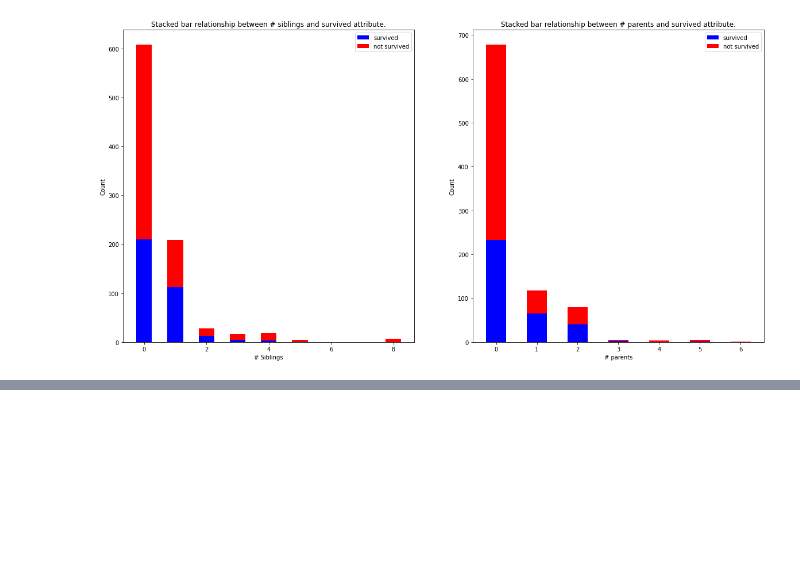
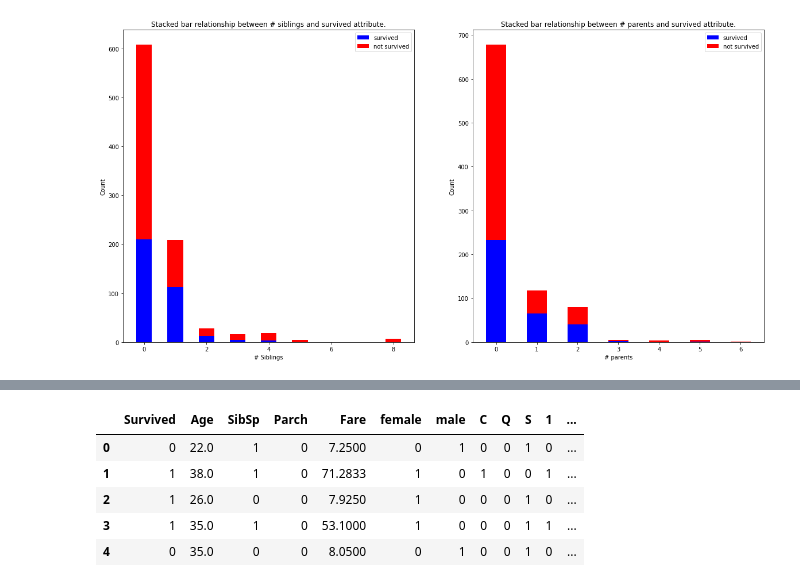
Before and after one commit to baarsaam/kaggle, a Jupyter notebook: titanic_classification/titanic.ipynb, the cells around one changed output, grey strips where cells are left out. Drawn from its saved outputs; the diff is of its cells as text; code cells hidden in the pictures; blank space fills up the shorter version.

Commit message:
[FEATURE] - [MODEL] - [TITANIC] Added code for train-dev split, standard scaling and one-hot encoding of categorical variables

```diff
--- a/titanic_classification/titanic.ipynb
+++ b/titanic_classification/titanic.ipynb
@@ -158,11 +160,11 @@ From the above cell we can see that Most columns do not have missing values. Fro
 As fo *Age* and *Embarked* we can replace them by their median and mode, respectively. We choose median for *Age* since it's a numerical value and mode for *Embarked* since it is a categorical value.
 # %%
 # Replacing NaNs in Age and Embarked columns with median and most frequent values
-train_ds['Age'].fillna(train_ds['Age'].median(), inplace=True)
-train_ds['Embarked'].fillna(train_ds['Embarked'].mode(), inplace=True)
+train_ds[['Age']] = train_ds[['Age']].fillna(value=train_ds['Age'].median())
+train_ds[['Embarked']] = train_ds[['Embarked']].fillna(train_ds['Embarked'].mode()[0])
 # %%
 # Losing the useless columns
-train_ds.drop(['Cabin', 'Name', 'Ticket'], axis=1, inplace=True)
+train_ds.drop(['Cabin', 'Name', 'Ticket', 'PassengerId'], axis=1, inplace=True)
 # %% [markdown]
 ### 2.2.3 Univariate Analysis
 
@@ -305,0 +310,19 @@ Once again we can see that poeple who had paid higher fairs seem to have had a h
+# %%
+# One hot encoding for the categorical attributes
+one_hot_cols = ['Sex', 'Embarked', 'Pclass']
+concat_dfs = [train_ds]
+for c in one_hot_cols:
+    concat_dfs.append(pd.get_dummies(train_ds[c]))
+
+train_ds_enc = pd.concat(concat_dfs, axis=1)
+for c in one_hot_cols:
+    train_ds_enc.drop(c, axis=1, inplace=True)
+
+train_ds_enc.head()
+# %% [output]
+|  | Survived | Age | SibSp | Parch | Fare | female | male | C | Q | S | 1 | ... |
+| 0 | 0 | 22.0 | 1 | 0 | 7.2500 | 0 | 1 | 0 | 0 | 1 | 0 | ... |
+| 1 | 1 | 38.0 | 1 | 0 | 71.2833 | 1 | 0 | 1 | 0 | 0 | 1 | ... |
+| 2 | 1 | 26.0 | 0 | 0 | 7.9250 | 1 | 0 | 0 | 0 | 1 | 0 | ... |
+| 3 | 1 | 35.0 | 1 | 0 | 53.1000 | 1 | 0 | 0 | 0 | 1 | 1 | ... |
+| 4 | 0 | 35.0 | 0 | 0 | 8.0500 | 0 | 1 | 0 | 0 | 1 | 0 | ... |
```
Also changed, not shown: parts of 14 cells of this notebook.
